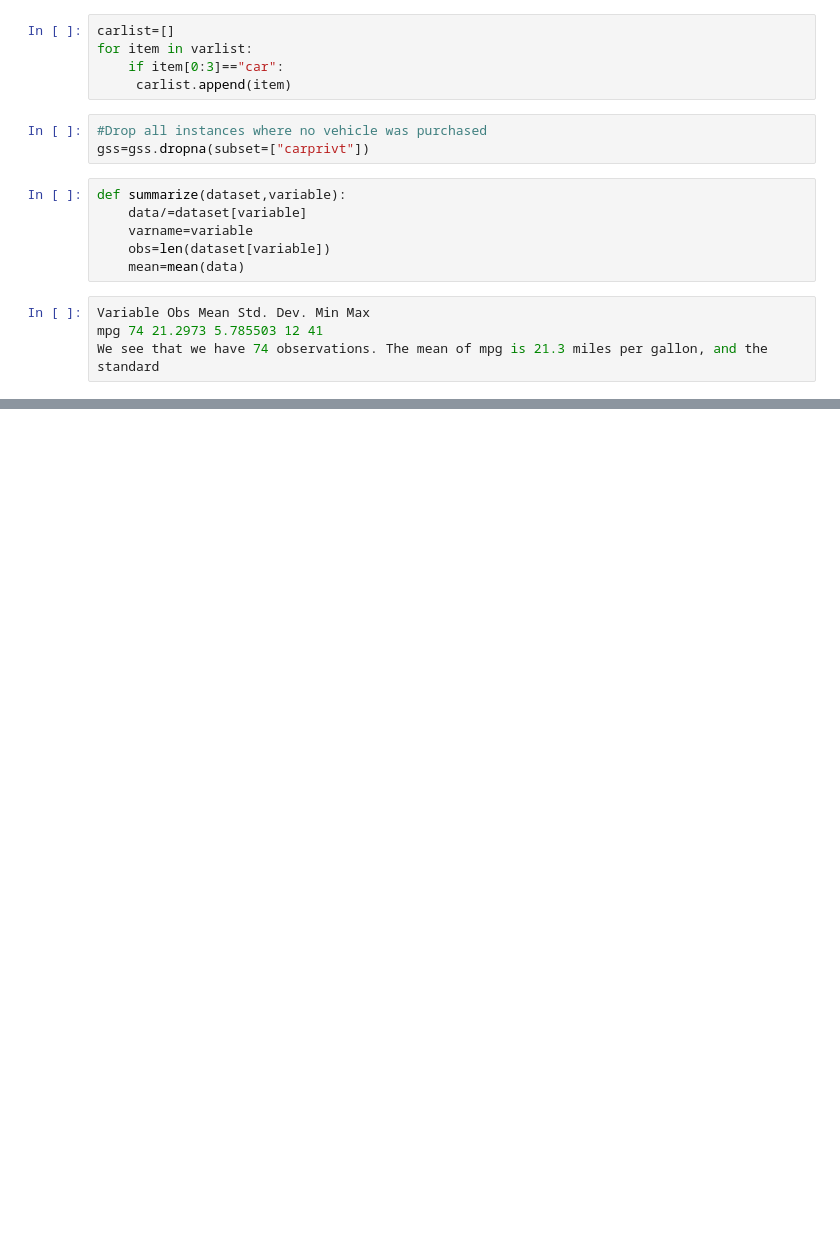
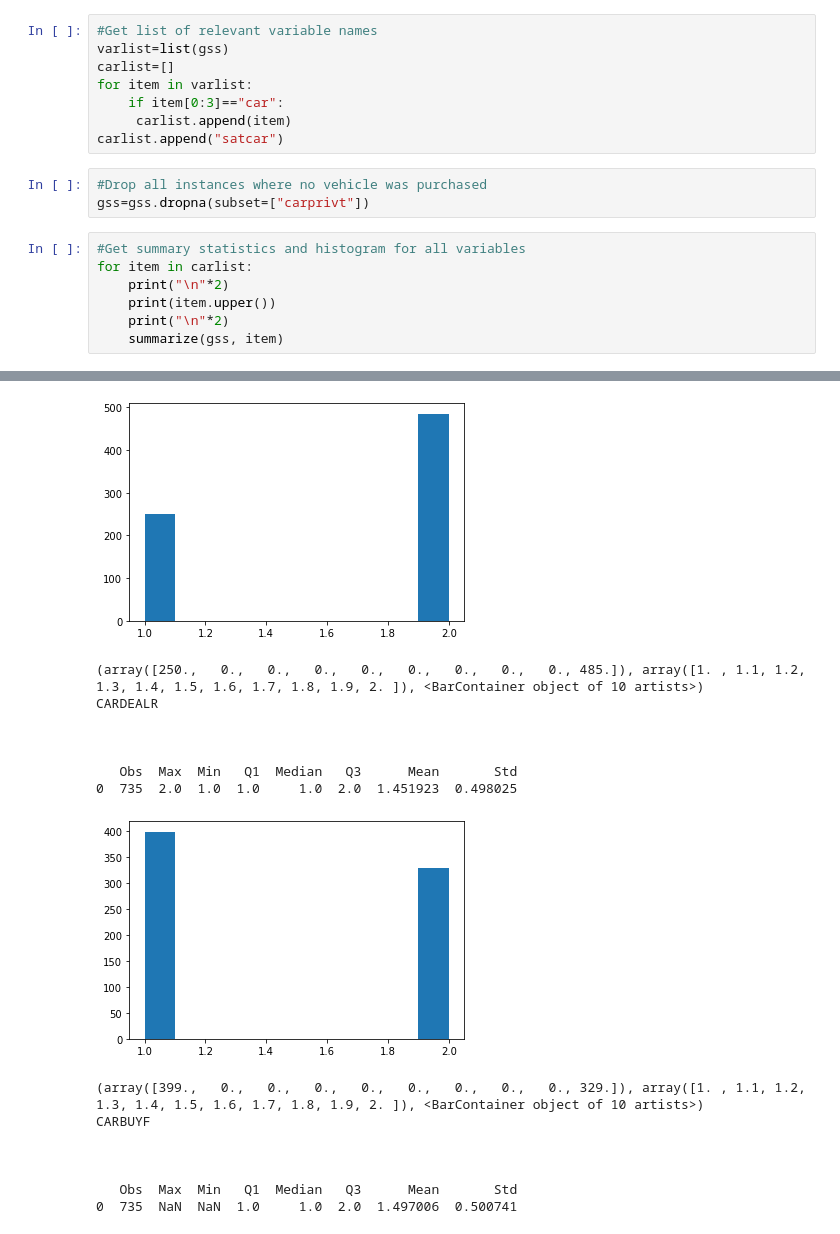
Before and after one commit to KathrynPanger/Consumer-Analysis, a Jupyter notebook: code/dataexplore.ipynb, the cells around one changed output, grey strips where cells are left out. Cells and saved outputs as stored; diff of their text form; blank space fills up the shorter version.

Commit message:
histograms and functions

```diff
--- a/code/dataexplore.ipynb
+++ b/code/dataexplore.ipynb
@@ -12,18 +10,19 @@ varlist=list(gss)
 # %%
+#Get list of relevant variable names
+varlist=list(gss)
 carlist=[]
 for item in varlist:
     if item[0:3]=="car":
      carlist.append(item)
+carlist.append("satcar")
 # %%
 #Drop all instances where no vehicle was purchased
 gss=gss.dropna(subset=["carprivt"])
-# %%
-def summarize(dataset,variable):
-    data/=dataset[variable]
-    varname=variable
-    obs=len(dataset[variable])
-    mean=mean(data)
-# %%
-Variable Obs Mean Std. Dev. Min Max
-mpg 74 21.2973 5.785503 12 41
-We see that we have 74 observations. The mean of mpg is 21.3 miles per gallon, and the standard
+# %%
+#Get summary statistics and histogram for all variables
+for item in carlist:
+    print("\n"*2)
+    print(item.upper())
+    print("\n"*2)
+    summarize(gss, item)
+# %% [output]
@@ -29,0 +35,16 @@ We see that we have 74 observations. The mean of mpg is 21.3 miles per gallon, a
+[figure, added]
+(array([250.,   0.,   0.,   0.,   0.,   0.,   0.,   0.,   0., 485.]), array([1. , 1.1, 1.2, 1.3, 1.4, 1.5, 1.6, 1.7, 1.8, 1.9, 2. ]), <BarContainer object of 10 artists>)
+CARDEALR
+
+
+
+   Obs  Max  Min   Q1  Median   Q3      Mean       Std
+0  735  2.0  1.0  1.0     1.0  2.0  1.451923  0.498025
+[figure, added]
+(array([399.,   0.,   0.,   0.,   0.,   0.,   0.,   0.,   0., 329.]), array([1. , 1.1, 1.2, 1.3, 1.4, 1.5, 1.6, 1.7, 1.8, 1.9, 2. ]), <BarContainer object of 10 artists>)
+CARBUYF
+
+
+
+   Obs  Max  Min   Q1  Median   Q3      Mean       Std
+0  735  NaN  NaN  1.0     1.0  2.0  1.497006  0.500741
```
Also changed, not shown: parts of 13 cells of this notebook, 12 other files.
